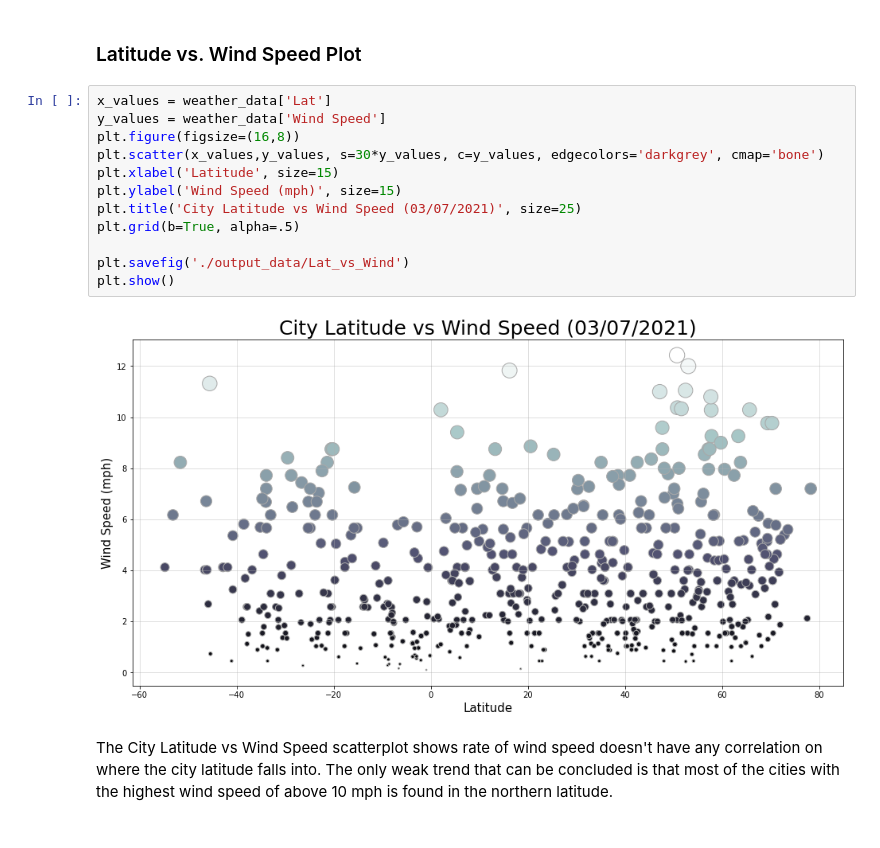
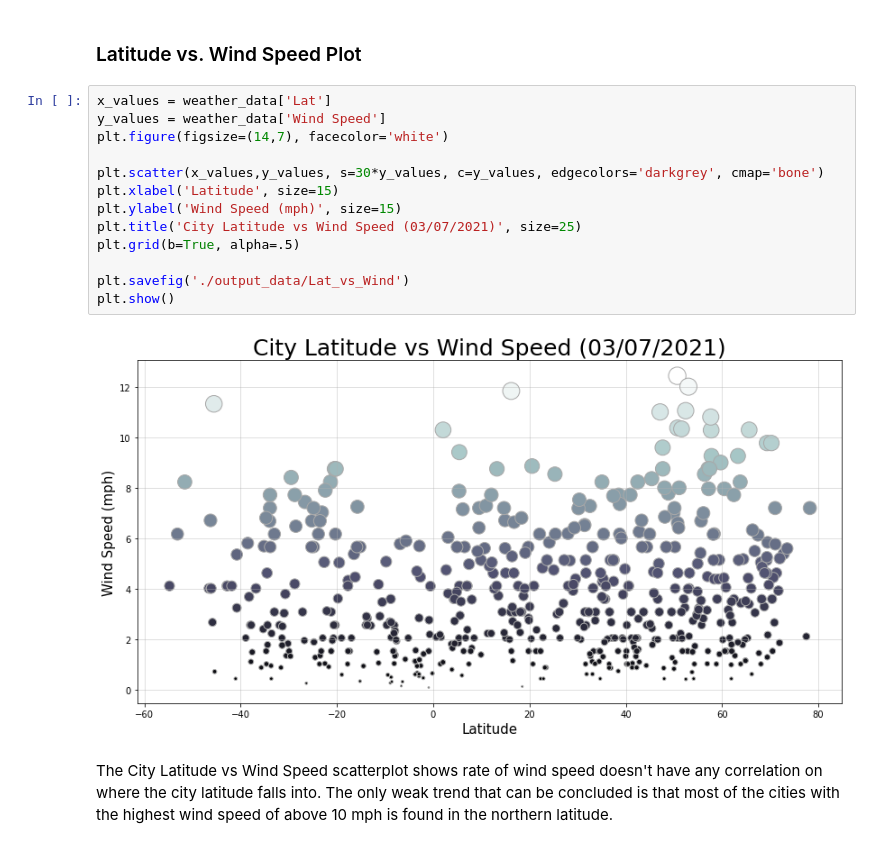
Before and after one commit to naydeenmonzon/python-api-challenge, a Jupyter notebook: WeatherPy/WeatherPy.ipynb, the cells around one changed output. Drawn from its saved outputs; the diff is of its cells as text.

```diff
--- a/WeatherPy/WeatherPy.ipynb
+++ b/WeatherPy/WeatherPy.ipynb
@@ -292,17 +293,18 @@ The City Latitude vs Cloudiness scatterplot shows rate of cloudiness doesn't hav
 # %%
 x_values = weather_data['Lat']
 y_values = weather_data['Wind Speed']
-plt.figure(figsize=(16,8))
+plt.figure(figsize=(14,7), facecolor='white')
+
 plt.scatter(x_values,y_values, s=30*y_values, c=y_values, edgecolors='darkgrey', cmap='bone')
 plt.xlabel('Latitude', size=15)
 plt.ylabel('Wind Speed (mph)', size=15)
 plt.title('City Latitude vs Wind Speed (03/07/2021)', size=25)
 plt.grid(b=True, alpha=.5)
 
 plt.savefig('./output_data/Lat_vs_Wind')
 plt.show()
 # %% [output]
-[figure, old version]
+[figure, new version]
 # %% [markdown]
 The City Latitude vs Wind Speed scatterplot shows rate of wind speed doesn't have any correlation on where the city latitude falls into. The only weak trend that can be concluded is that most of the cities with the highest wind speed of above 10 mph is found in the northern latitude.
 # %% [markdown]
```
Also changed, not shown: parts of 9 cells of this notebook.
